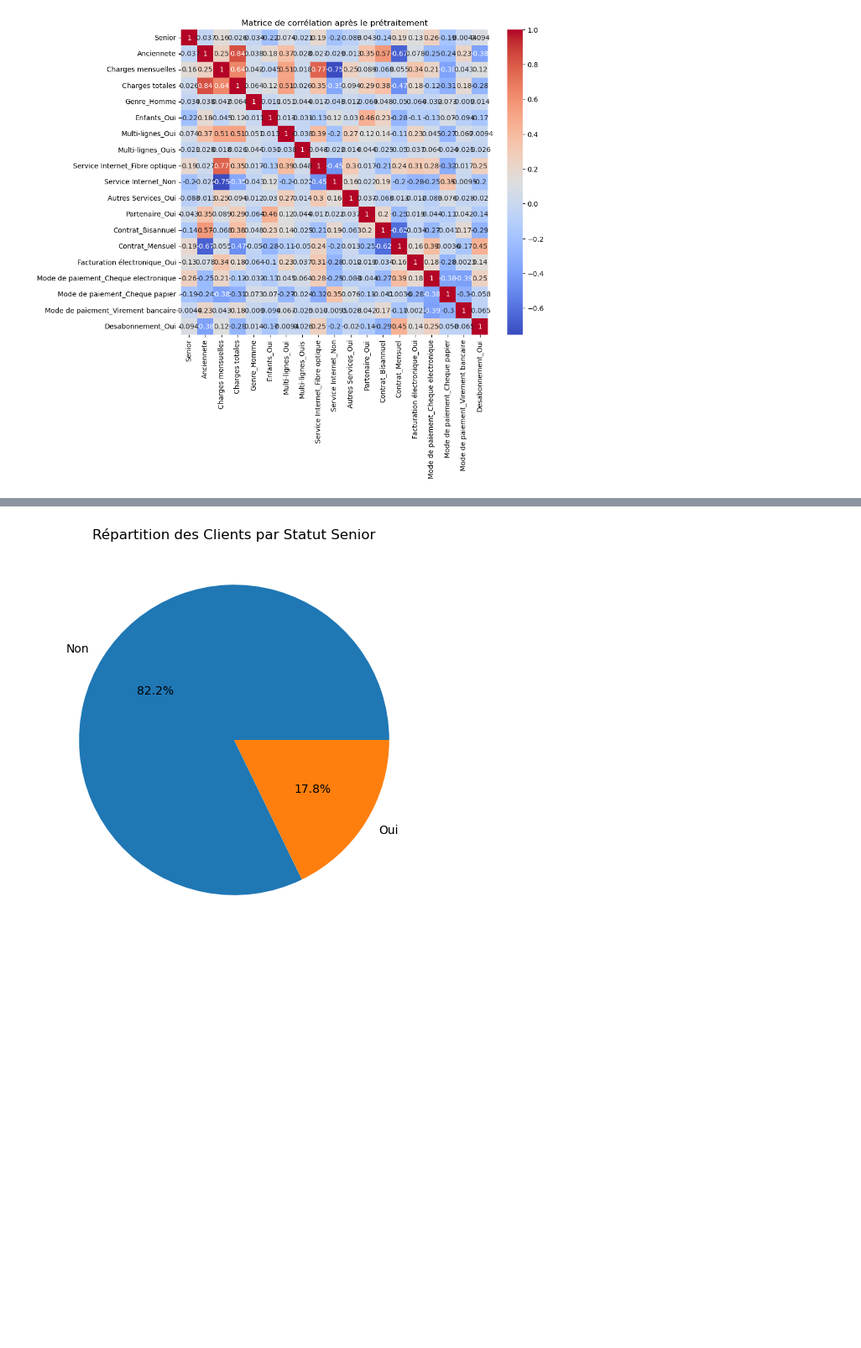
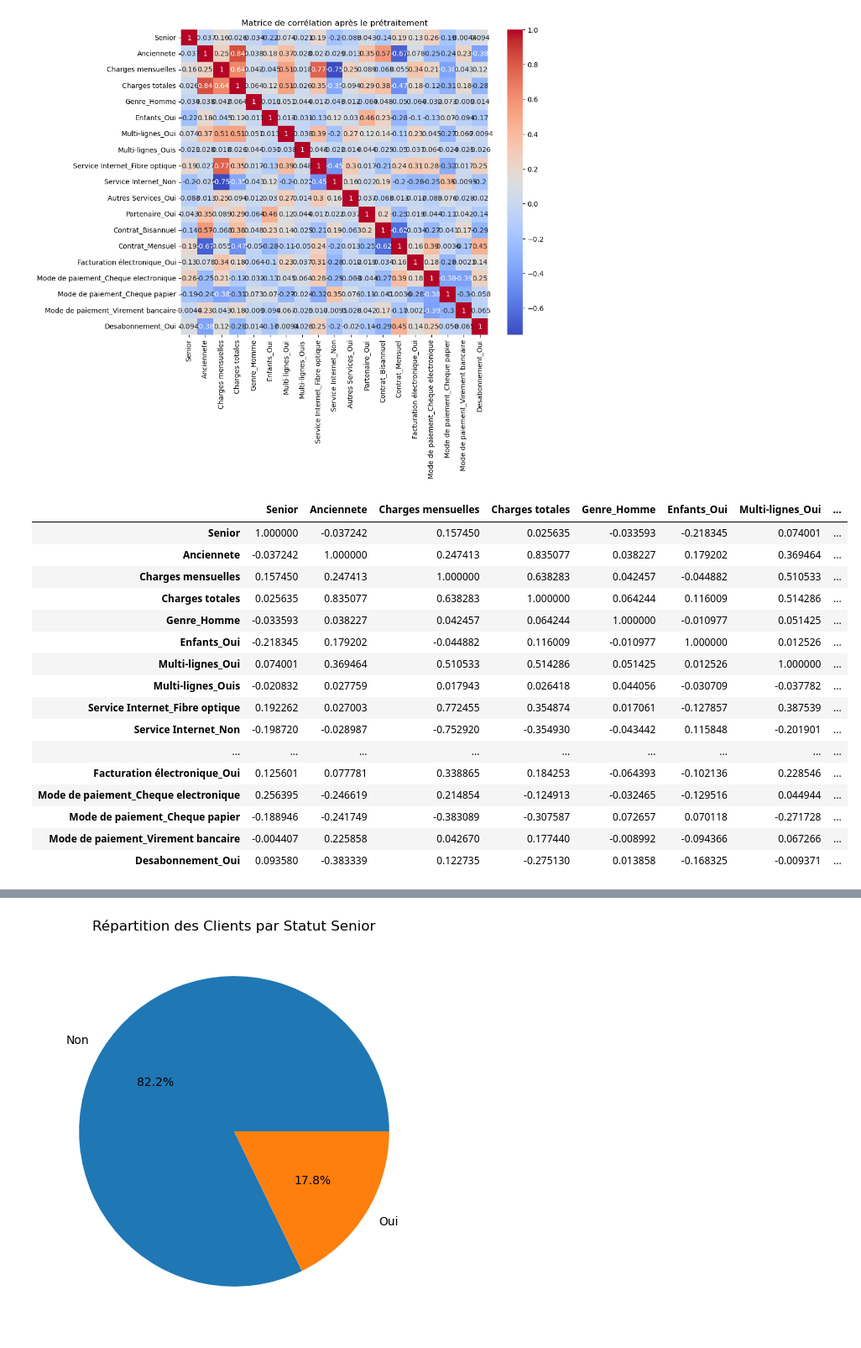
Before and after one commit to keagnon/ChurnGuardML, a Jupyter notebook: notebooks/EDA.ipynb, the cells around one changed output, grey strips where cells are left out. Shown at 84% size. Cells and saved outputs as stored; diff of their text form; code cells hidden in the pictures; blank space fills up the shorter version.

```diff
--- a/notebooks/EDA.ipynb
+++ b/notebooks/EDA.ipynb
@@ -528,5 +536,25 @@ plt.title('Matrice de corrélation après le prétraitement')
 plt.show()
 # %% [output]
 [figure]
+# %%
+telecom_df_encoded.corr()
+# %% [output]
+|  | Senior | Anciennete | Charges mensuelles | Charges totales | Genre_Homme | Enfants_Oui | Multi-lignes_Oui | ... |
+| Senior | 1.000000 | -0.037242 | 0.157450 | 0.025635 | -0.033593 | -0.218345 | 0.074001 | ... |
+| Anciennete | -0.037242 | 1.000000 | 0.247413 | 0.835077 | 0.038227 | 0.179202 | 0.369464 | ... |
+| Charges mensuelles | 0.157450 | 0.247413 | 1.000000 | 0.638283 | 0.042457 | -0.044882 | 0.510533 | ... |
+| Charges totales | 0.025635 | 0.835077 | 0.638283 | 1.000000 | 0.064244 | 0.116009 | 0.514286 | ... |
+| Genre_Homme | -0.033593 | 0.038227 | 0.042457 | 0.064244 | 1.000000 | -0.010977 | 0.051425 | ... |
+| Enfants_Oui | -0.218345 | 0.179202 | -0.044882 | 0.116009 | -0.010977 | 1.000000 | 0.012526 | ... |
+| Multi-lignes_Oui | 0.074001 | 0.369464 | 0.510533 | 0.514286 | 0.051425 | 0.012526 | 1.000000 | ... |
+| Multi-lignes_Ouis | -0.020832 | 0.027759 | 0.017943 | 0.026418 | 0.044056 | -0.030709 | -0.037782 | ... |
+| Service Internet_Fibre optique | 0.192262 | 0.027003 | 0.772455 | 0.354874 | 0.017061 | -0.127857 | 0.387539 | ... |
+| Service Internet_Non | -0.198720 | -0.028987 | -0.752920 | -0.354930 | -0.043442 | 0.115848 | -0.201901 | ... |
+| ... | ... | ... | ... | ... | ... | ... | ... | ... |
+| Facturation électronique_Oui | 0.125601 | 0.077781 | 0.338865 | 0.184253 | -0.064393 | -0.102136 | 0.228546 | ... |
+| Mode de paiement_Cheque electronique | 0.256395 | -0.246619 | 0.214854 | -0.124913 | -0.032465 | -0.129516 | 0.044944 | ... |
+| Mode de paiement_Cheque papier | -0.188946 | -0.241749 | -0.383089 | -0.307587 | 0.072657 | 0.070118 | -0.271728 | ... |
+| Mode de paiement_Virement bancaire | -0.004407 | 0.225858 | 0.042670 | 0.177440 | -0.008992 | -0.094366 | 0.067266 | ... |
+| Desabonnement_Oui | 0.093580 | -0.383339 | 0.122735 | -0.275130 | 0.013858 | -0.168325 | -0.009371 | ... |
 # %%
 plt.figure(figsize=(12, 8))
```
Also changed, not shown: parts of 4 cells of this notebook, 2 other files.
